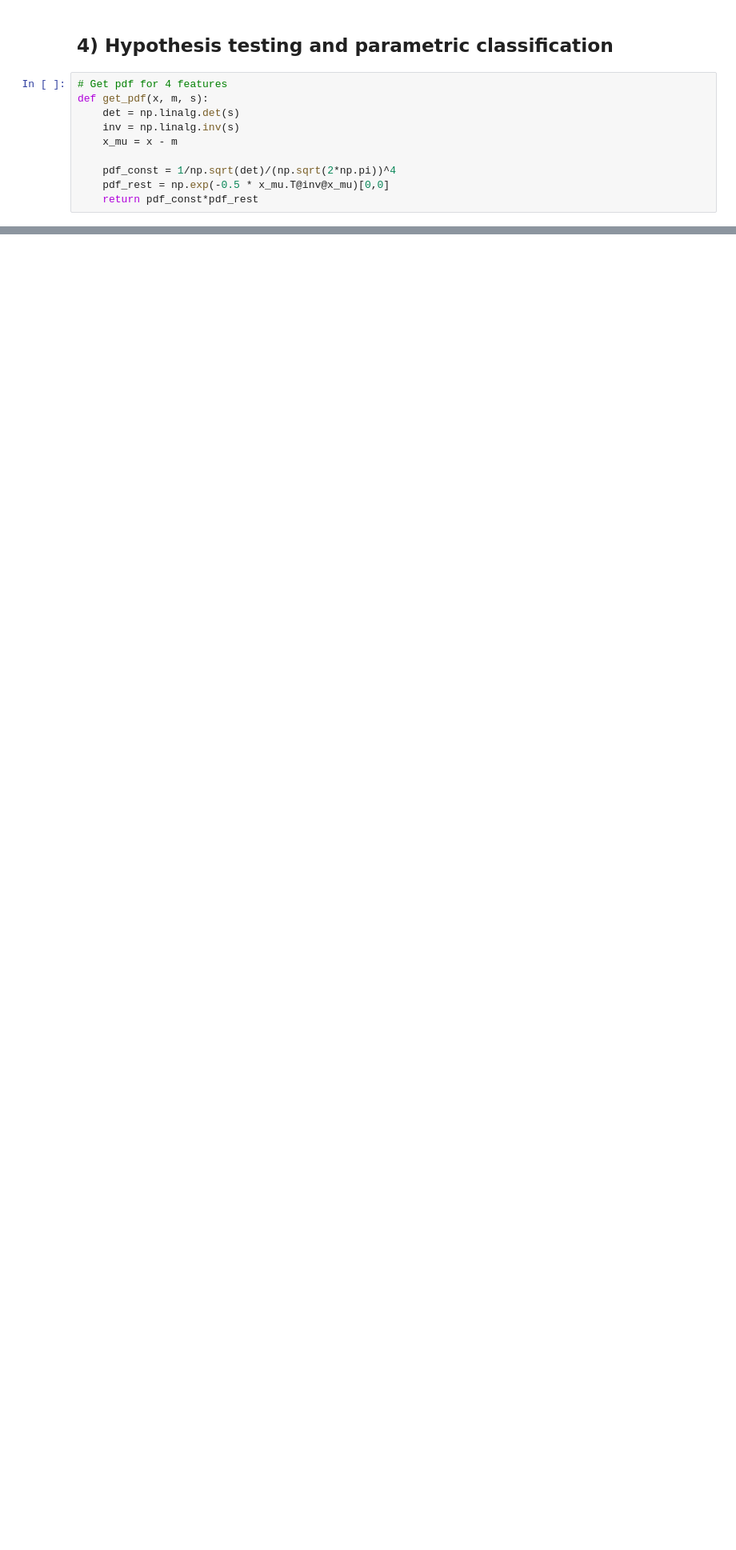
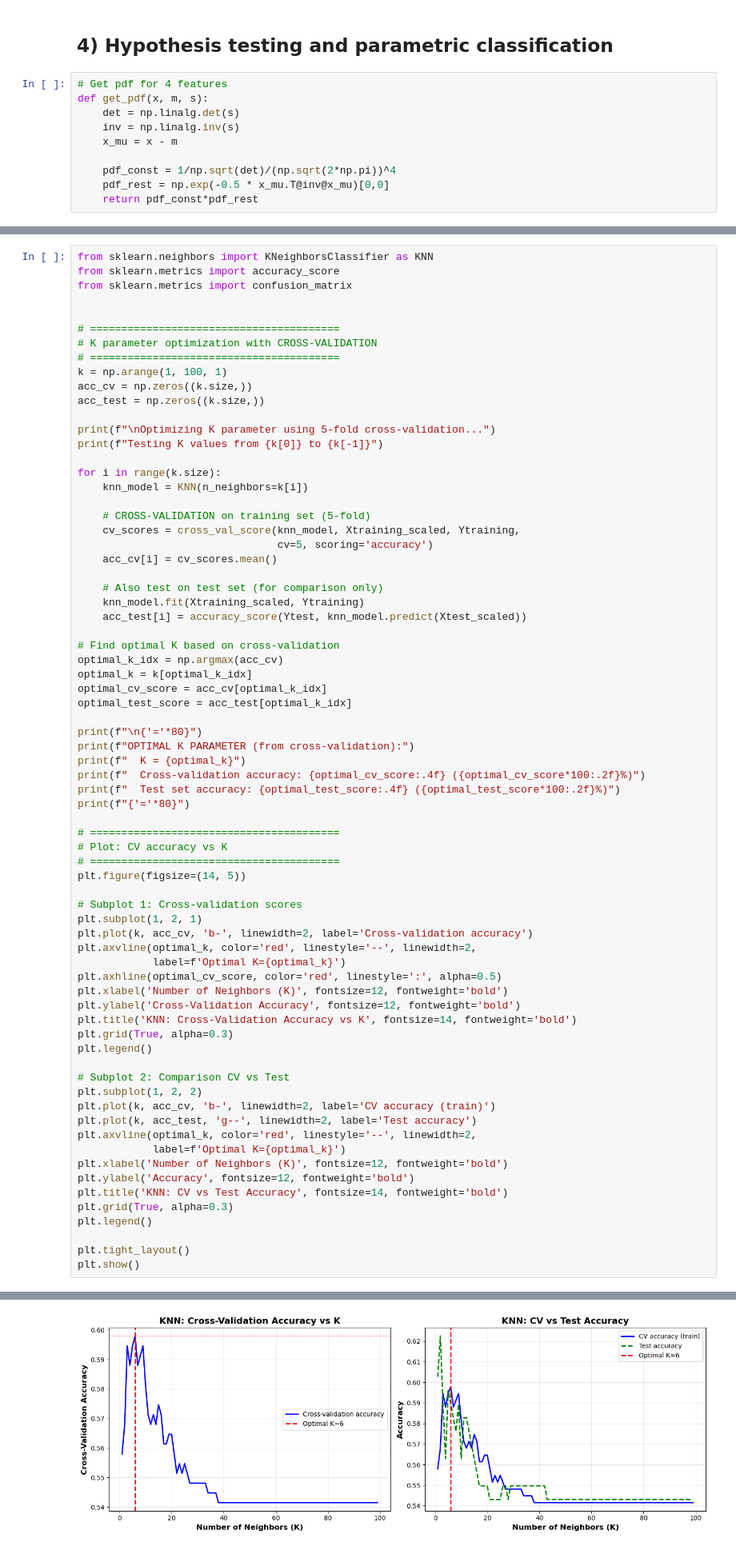
Before and after one commit to lazar-tanaskovic/Arrhythmia-prediction, a Jupyter notebook: Projekat.ipynb, the cells around one changed output, grey strips where cells are left out. Shown at 80% size. Drawn from its saved outputs; the diff is of its cells as text; blank space fills up the shorter version.

```diff
--- a/Projekat.ipynb
+++ b/Projekat.ipynb
@@ -953,0 +1080,73 @@ AVERAGE  0.8865       0.7586       0.9766       0.9690
+# %%
+from sklearn.neighbors import KNeighborsClassifier as KNN
+from sklearn.metrics import accuracy_score
+from sklearn.metrics import confusion_matrix
+
+
+# ========================================
+# K parameter optimization with CROSS-VALIDATION
+# ========================================
+k = np.arange(1, 100, 1)
+acc_cv = np.zeros((k.size,))
+acc_test = np.zeros((k.size,))
+
+print(f"\nOptimizing K parameter using 5-fold cross-validation...")
+print(f"Testing K values from {k[0]} to {k[-1]}")
+
+for i in range(k.size):
+    knn_model = KNN(n_neighbors=k[i])
+
+    # CROSS-VALIDATION on training set (5-fold)
+    cv_scores = cross_val_score(knn_model, Xtraining_scaled, Ytraining,
+                                cv=5, scoring='accuracy')
+    acc_cv[i] = cv_scores.mean()
+
+    # Also test on test set (for comparison only)
+    knn_model.fit(Xtraining_scaled, Ytraining)
+    acc_test[i] = accuracy_score(Ytest, knn_model.predict(Xtest_scaled))
+
+# Find optimal K based on cross-validation
+optimal_k_idx = np.argmax(acc_cv)
+optimal_k = k[optimal_k_idx]
+optimal_cv_score = acc_cv[optimal_k_idx]
+optimal_test_score = acc_test[optimal_k_idx]
+
+print(f"\n{'='*80}")
+print(f"OPTIMAL K PARAMETER (from cross-validation):")
+print(f"  K = {optimal_k}")
+print(f"  Cross-validation accuracy: {optimal_cv_score:.4f} ({optimal_cv_score*100:.2f}%)")
+print(f"  Test set accuracy: {optimal_test_score:.4f} ({optimal_test_score*100:.2f}%)")
+print(f"{'='*80}")
+
+# ========================================
+# Plot: CV accuracy vs K
+# ========================================
+plt.figure(figsize=(14, 5))
+
+# Subplot 1: Cross-validation scores
+plt.subplot(1, 2, 1)
+plt.plot(k, acc_cv, 'b-', linewidth=2, label='Cross-validation accuracy')
+plt.axvline(optimal_k, color='red', linestyle='--', linewidth=2,
+            label=f'Optimal K={optimal_k}')
+plt.axhline(optimal_cv_score, color='red', linestyle=':', alpha=0.5)
+plt.xlabel('Number of Neighbors (K)', fontsize=12, fontweight='bold')
+plt.ylabel('Cross-Validation Accuracy', fontsize=12, fontweight='bold')
+plt.title('KNN: Cross-Validation Accuracy vs K', fontsize=14, fontweight='bold')
+plt.grid(True, alpha=0.3)
+plt.legend()
+
+# Subplot 2: Comparison CV vs Test
+plt.subplot(1, 2, 2)
+plt.plot(k, acc_cv, 'b-', linewidth=2, label='CV accuracy (train)')
+plt.plot(k, acc_test, 'g--', linewidth=2, label='Test accuracy')
+plt.axvline(optimal_k, color='red', linestyle='--', linewidth=2,
+            label=f'Optimal K={optimal_k}')
+plt.xlabel('Number of Neighbors (K)', fontsize=12, fontweight='bold')
+plt.ylabel('Accuracy', fontsize=12, fontweight='bold')
+plt.title('KNN: CV vs Test Accuracy', fontsize=14, fontweight='bold')
+plt.grid(True, alpha=0.3)
+plt.legend()
+
+plt.tight_layout()
+plt.show()
+# %% [output]
@@ -953,0 +1162 @@ AVERAGE  0.8865       0.7586       0.9766       0.9690
+[figure, added]
```
Also changed, not shown: parts of 24 cells of this notebook, 4 other files.
